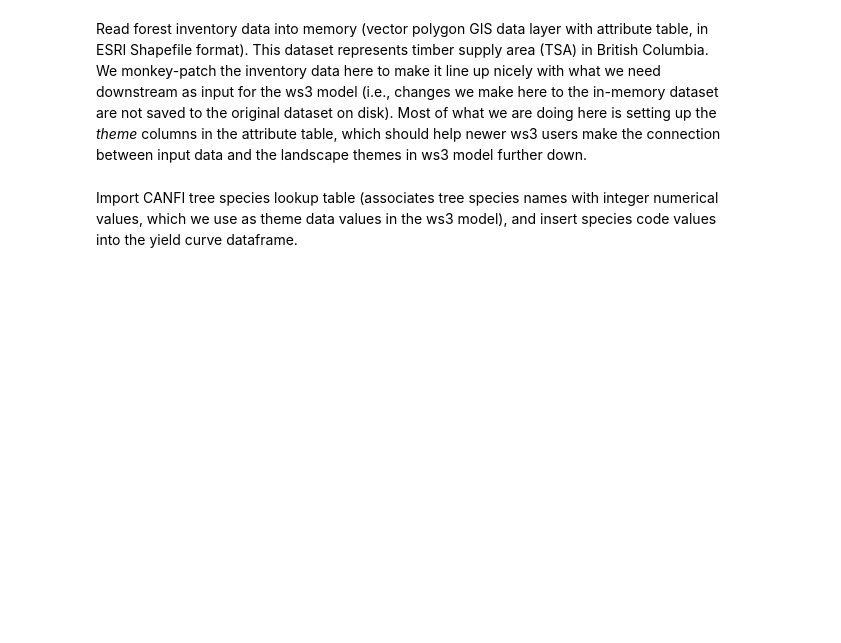
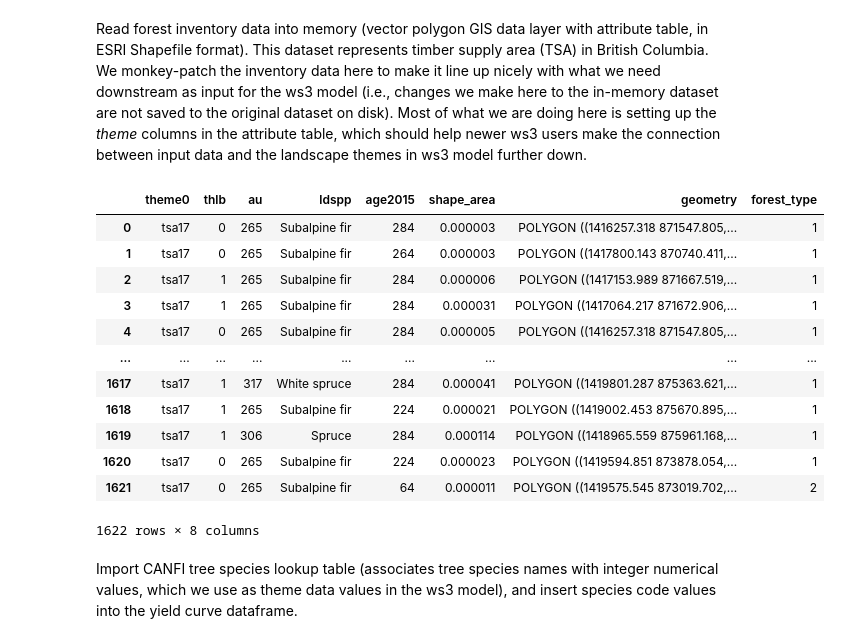
Before and after one commit to UBC-FRESH/ecotrust-dss, a Jupyter notebook: from_scratch.ipynb, the cells around one changed output. Saved outputs shown, nothing was run; the diff lists cells and outputs as text; code cells hidden in the pictures; blank space fills up the shorter version.

```diff
--- a/from_scratch.ipynb
+++ b/from_scratch.ipynb
@@ -57,8 +57,23 @@ stands_org = gpd.read_file(shapefile_path)
 # %%
 stands_org['forest_type'] = stands_org.apply(
     lambda row: 1 if row['age2015'] > (60 + 10) else 2,
     axis=1
 )
+stands_org
+# %% [output]
+|  | theme0 | thlb | au | ldspp | age2015 | shape_area | geometry | forest_type |
+| 0 | tsa17 | 0 | 265 | Subalpine fir | 284 | 0.000003 | POLYGON ((1416257.318 871547.805,... | 1 |
+| 1 | tsa17 | 0 | 265 | Subalpine fir | 264 | 0.000003 | POLYGON ((1417800.143 870740.411,... | 1 |
+| 2 | tsa17 | 1 | 265 | Subalpine fir | 284 | 0.000006 | POLYGON ((1417153.989 871667.519,... | 1 |
+| 3 | tsa17 | 1 | 265 | Subalpine fir | 284 | 0.000031 | POLYGON ((1417064.217 871672.906,... | 1 |
+| 4 | tsa17 | 0 | 265 | Subalpine fir | 284 | 0.000005 | POLYGON ((1416257.318 871547.805,... | 1 |
+| ... | ... | ... | ... | ... | ... | ... | ... | ... |
+| 1617 | tsa17 | 1 | 317 | White spruce | 284 | 0.000041 | POLYGON ((1419801.287 875363.621,... | 1 |
+| 1618 | tsa17 | 1 | 265 | Subalpine fir | 224 | 0.000021 | POLYGON ((1419002.453 875670.895,... | 1 |
+| 1619 | tsa17 | 1 | 306 | Spruce | 284 | 0.000114 | POLYGON ((1418965.559 875961.168,... | 1 |
+| 1620 | tsa17 | 0 | 265 | Subalpine fir | 224 | 0.000023 | POLYGON ((1419594.851 873878.054,... | 1 |
+| 1621 | tsa17 | 0 | 265 | Subalpine fir | 64 | 0.000011 | POLYGON ((1419575.545 873019.702,... | 2 |
+1622 rows × 8 columns
 # %% [markdown]
 Import CANFI tree species lookup table (associates tree species names with integer numerical values, which we use as theme data values in the ws3 model), and insert species code values into the yield curve dataframe.
 # %%
```
Also changed, not shown: 2 other files.
